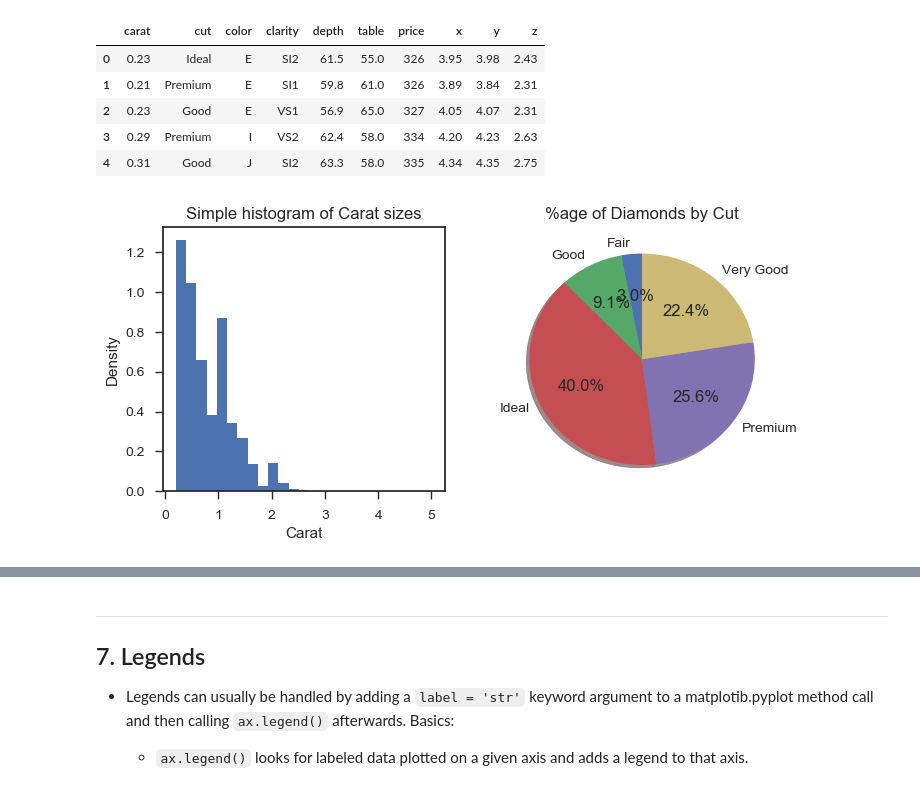
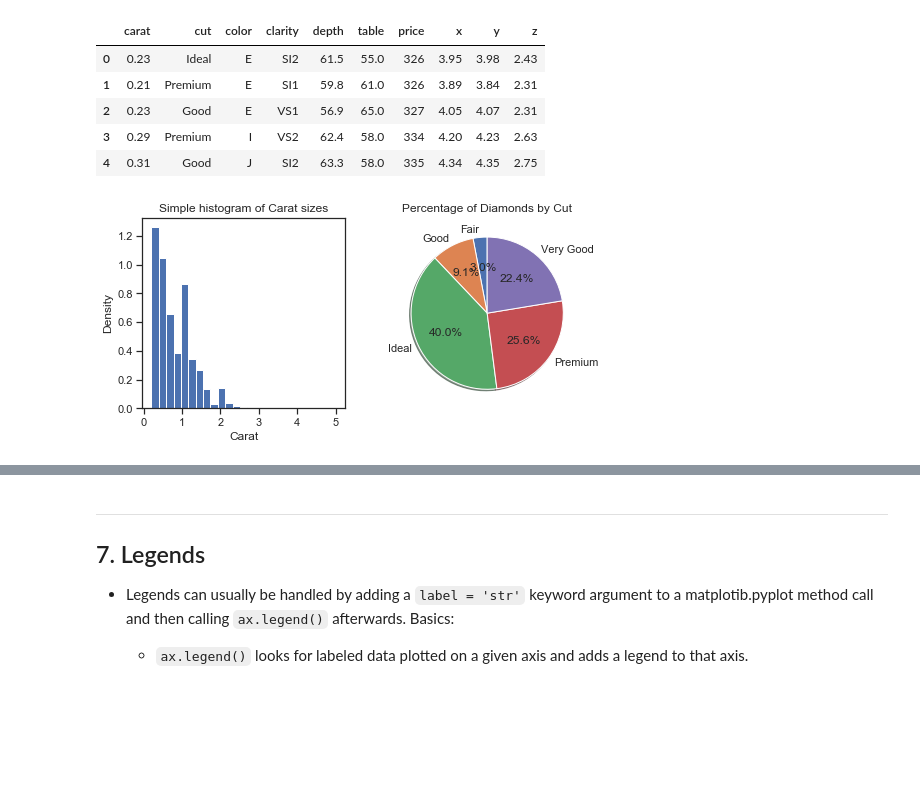
Before and after one commit to nuitrcs/pythonvisualization, a Jupyter notebook: plotting.ipynb, the cells around one changed output, grey strips where cells are left out. Saved outputs shown, nothing was run; the diff lists cells and outputs as text; code cells hidden in the pictures; blank space fills up the shorter version.

```diff
--- a/plotting.ipynb
+++ b/plotting.ipynb
@@ -49,9 +49,6 @@ import numpy as np
 
 # Plotting interfaces, usuaully just import the pyplot module
 import matplotlib.pyplot as plt
-#Usually we don't need the next line, but we will be using some low level options.
-import matplotlib
-matplotlib.rcParams['figure.figsize'] = (4.0, 3)
 
 import datetime as dt
 import matplotlib.dates as dates
@@ -61,6 +58,11 @@ import seaborn as sns
 
 # Options for jupyter notebooks
 %matplotlib inline
+
+# Usually we don't need the next line, but we'll set a standard size for all our plots.
+# Make sure to run this line after the %matplotlib inline line
+import matplotlib
+matplotlib.rcParams['figure.figsize'] = (15, 8)
 # %% [markdown]
 Seaborn used to not be part of the Anaconda distribution, so if the above cell errors you'll need to install it.  Copy the command below into a new cell and run it (only the first time you need to use it):
 
@@ -438,25 +554,26 @@ diamonds.head()
 # %%
 # Basic Plots 1
 with plt.rc_context({'figure.figsize' : (8.0, 3.5)}):  # Locally set options for just one figure:
 
     # Make NxM array of subplots (don't worry about this for now )
     f,axs = plt.subplots(1,2)
     axs.ravel() # Flatten the array
 
     # Histogram Example:
     axs[0].hist(diamonds['carat'], bins=25, density=True)
     axs[0].set_xlabel('Carat')
     axs[0].set_ylabel('Density');
     axs[0].set_title('Simple histogram of Carat sizes')
 
     # Pie Chart Example:
+    #Use group by function to sort data
     groups = diamonds.groupby('cut')
-    counts = [len(x[1]) for x in groups ]
-    names = [x[0] for x in groups]
-    axs[1].pie(counts, labels=names, autopct='%1.1f%%', shadow=True, startangle=90)
-    axs[1].set_title('%age of Diamonds by Cut')
+    counts = [len(x[1]) for x in groups ] # Grabs the amount in each group
+    names = [x[0] for x in groups] # Grabs the labels of the groupby method
+    axs[1].pie(counts, labels=names, autopct='%1.1f%%', shadow=True, startangle=90) #Notice house were using axs[1]
+    axs[1].set_title('Percentage of Diamonds by Cut')
 # %% [output]
-[figure, old version]
+[figure, new version]
 # %%
 # Violin plots show distributions + categorical data
 
```
Also changed, not shown: parts of 61 cells of this notebook.
